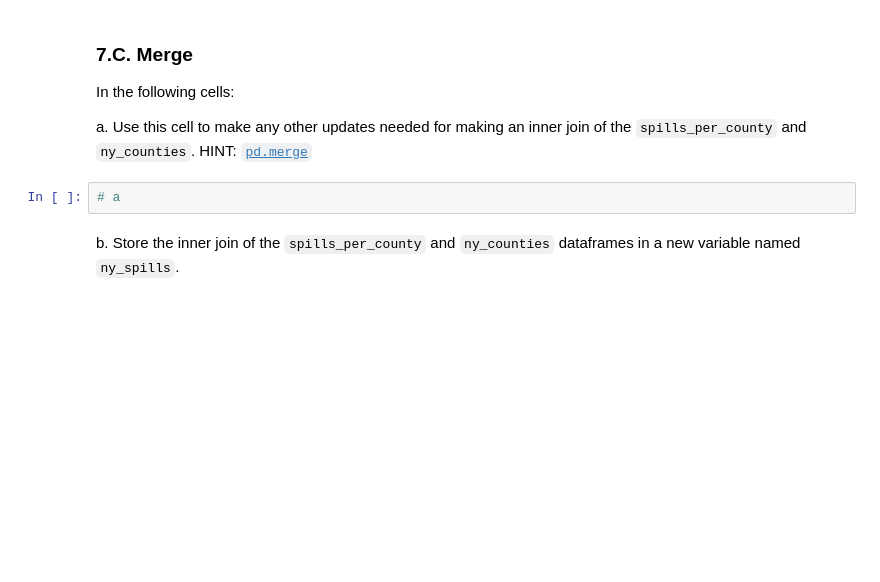
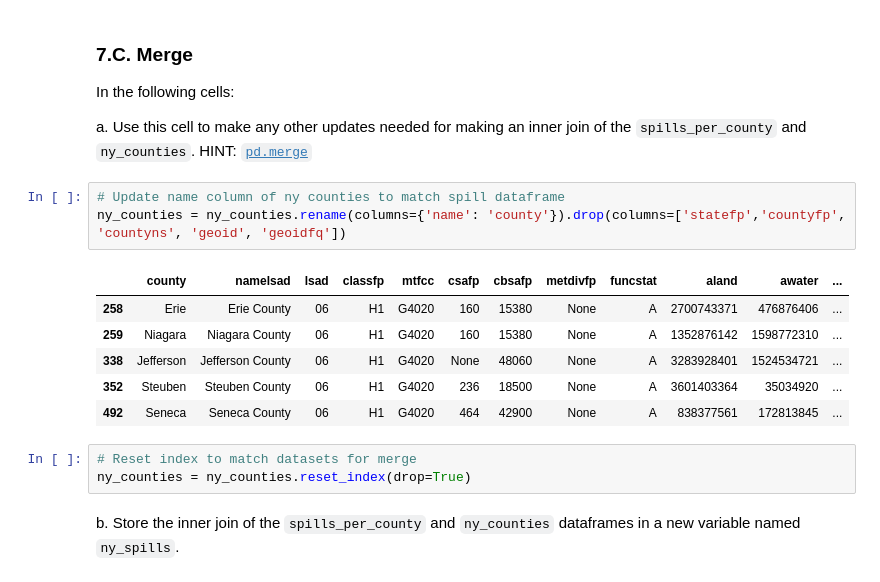
Before and after one commit to moniqueallyson/eds220-hwk3, a Jupyter notebook: hwk3-task2-spills.ipynb, the cells around one changed output. Saved outputs shown, nothing was run; the diff lists cells and outputs as text; blank space fills up the shorter version.

```diff
--- a/hwk3-task2-spills.ipynb
+++ b/hwk3-task2-spills.ipynb
@@ -543,6 +540,17 @@ In the following cells:
 
 a. Use this cell to make any other updates needed for making an inner join of the `spills_per_county` and `ny_counties`. HINT: [`pd.merge`](https://pandas.pydata.org/pandas-docs/version/2.3/reference/api/pandas.merge.html)
 # %%
-# a
+# Update name column of ny counties to match spill dataframe
+ny_counties = ny_counties.rename(columns={'name': 'county'}).drop(columns=['statefp','countyfp', 'countyns', 'geoid', 'geoidfq'])
+# %% [output]
+|  | county | namelsad | lsad | classfp | mtfcc | csafp | cbsafp | metdivfp | funcstat | aland | awater | ... |
+| 258 | Erie | Erie County | 06 | H1 | G4020 | 160 | 15380 | None | A | 2700743371 | 476876406 | ... |
+| 259 | Niagara | Niagara County | 06 | H1 | G4020 | 160 | 15380 | None | A | 1352876142 | 1598772310 | ... |
+| 338 | Jefferson | Jefferson County | 06 | H1 | G4020 | None | 48060 | None | A | 3283928401 | 1524534721 | ... |
+| 352 | Steuben | Steuben County | 06 | H1 | G4020 | 236 | 18500 | None | A | 3601403364 | 35034920 | ... |
+| 492 | Seneca | Seneca County | 06 | H1 | G4020 | 464 | 42900 | None | A | 838377561 | 172813845 | ... |
+# %%
+# Reset index to match datasets for merge
+ny_counties = ny_counties.reset_index(drop=True)
 # %% [markdown]
 b. Store the inner join of the `spills_per_county` and `ny_counties` dataframes in a new variable named `ny_spills`.
```
Also changed, not shown: parts of 18 cells of this notebook.
